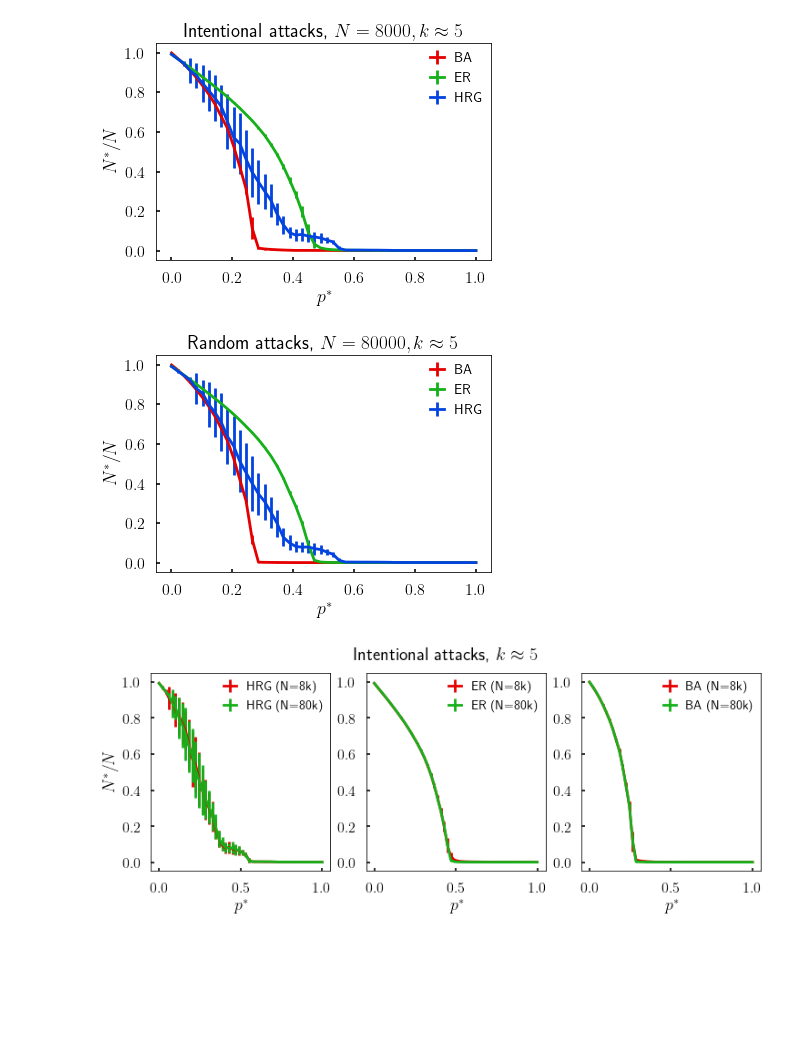
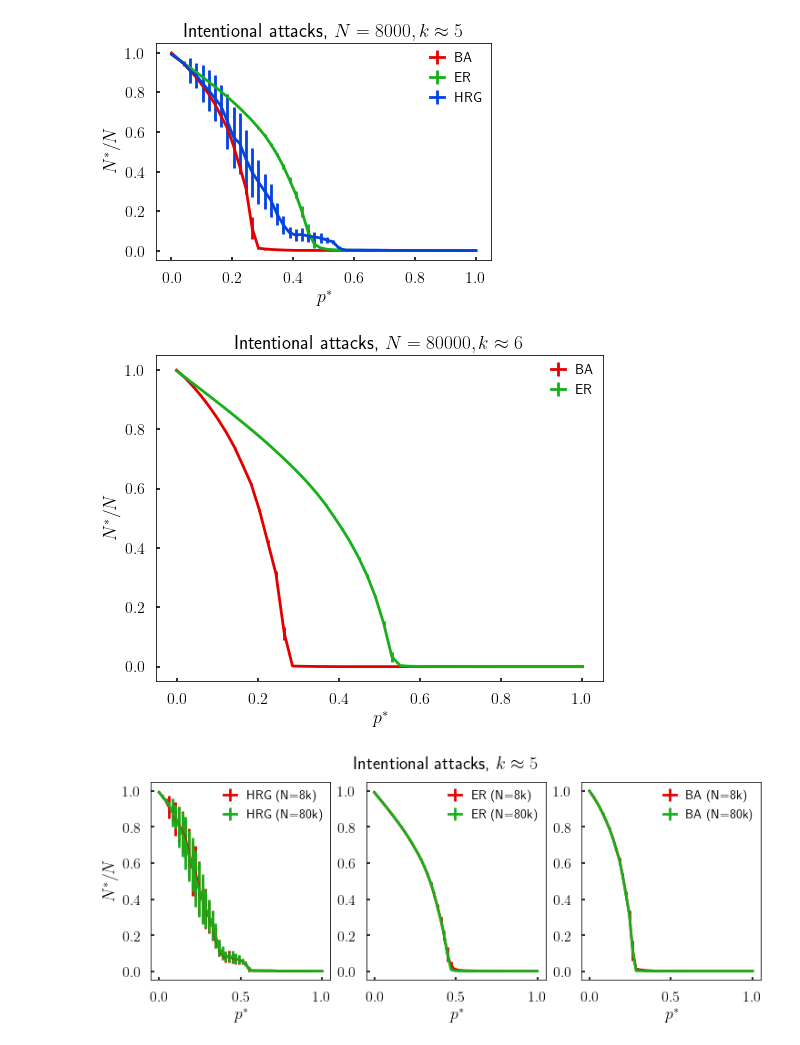
Before and after one commit to robertjankowski/attacks-on-hierarchical-networks, a Jupyter notebook: notebooks/attacks_on_hrg_results.ipynb, the cells around one changed output. Cells and saved outputs as stored; diff of their text form; code cells hidden in the pictures; blank space fills up the shorter version.

```diff
--- a/notebooks/attacks_on_hrg_results.ipynb
+++ b/notebooks/attacks_on_hrg_results.ipynb
@@ -74,13 +83,17 @@ plt.show()
 # %% [markdown]
 ### Intentional attacks
 # %%
-ba_intentional_small = pd.read_csv('../output/intentional_attack_edge_BA_N=8000_k=5.00075_ntimes=100.csv')
-er_intentional_small = pd.read_csv('../output/intentional_attack_edge_ER_N=8000_k=5.00075_ntimes=100.csv')
-hrg_intentional_small = pd.read_csv('../output/intentional_attack_edge_HRG_N=8000_k=5.00075_ntimes=100.csv')
+# TODO: finish simulations on Spell
+# ba_intentional_small = pd.read_csv('../output/k=6/in')
+# er_intentional_small = pd.read_csv('../output/k=6/intentional_attack_edge_ER_N=8000_k=5.00075_ntimes=100.csv')
+# hrg1_intentional_small = pd.read_csv('../output/k=6/intentional_attack_edge_HRG_N=8000_k=5.00075_ntimes=100.csv')
+# hrg2_intentional_small = pd.read_csv('../output/k=6/intentional_attack_edge_HRG_N=8000_k=5.00075_ntimes=100.csv')
 
-ba_intentional_large = pd.read_csv('../output/intentional_attack_edge_BA_N=80000_k=5.000075_ntimes=100.csv')
-er_intentional_large = pd.read_csv('../output/intentional_attack_edge_ER_N=80000_k=5.000075_ntimes=100.csv')
-hrg_intentional_large = pd.read_csv('../output/intentional_attack_edge_HRG_N=80000_k=5.000075_ntimes=100.csv')
+
+ba_intentional_large = pd.read_csv('../output/k=6/intentional_attack_edge_BA_N=80000_k=5.999974999999999_ntimes=100.csv')
+er_intentional_large = pd.read_csv('../output/k=6/intentional_attack_edge_ER_N=80000_k=5.999974999999999_ntimes=100.csv')
+# hrg1_intentional_large = pd.read_csv('../output/k=6/intentional_attack_edge_HRG_N=80000_k=5.000075_ntimes=100.csv')
+# hrg2_intentional_large = pd.read_csv('../output/k=6/intentional_attack_edge_HRG_N=80000_k=5.000075_ntimes=100.csv')
 # %%
 labels = ['BA', 'ER', 'HRG']
 data = [ba_intentional_small, er_intentional_small, hrg_intentional_small]
@@ -92,13 +105,14 @@ plt.show()
 [figure]
 # %%
 labels = ['BA', 'ER', 'HRG']
-data = [ba_intentional_large, er_intentional_large, hrg_intentional_large]
+data = [ba_intentional_large, er_intentional_large]
 
+plt.figure(figsize=(8, 6))
 viz.plot_giant_connected_component_vs_removed(data, labels)
-plt.title(r'Intentional attacks, $N=80000, k\approx 5$')
+plt.title(r'Intentional attacks, $N=80000, k\approx 6$')
 plt.show()
 # %% [output]
-[figure, old version]
+[figure, new version]
 # %%
 plt.figure(figsize=(12, 4))
 plt.subplot(1, 3, 1)
```
Also changed, not shown: parts of 6 cells of this notebook, 29 other files.
